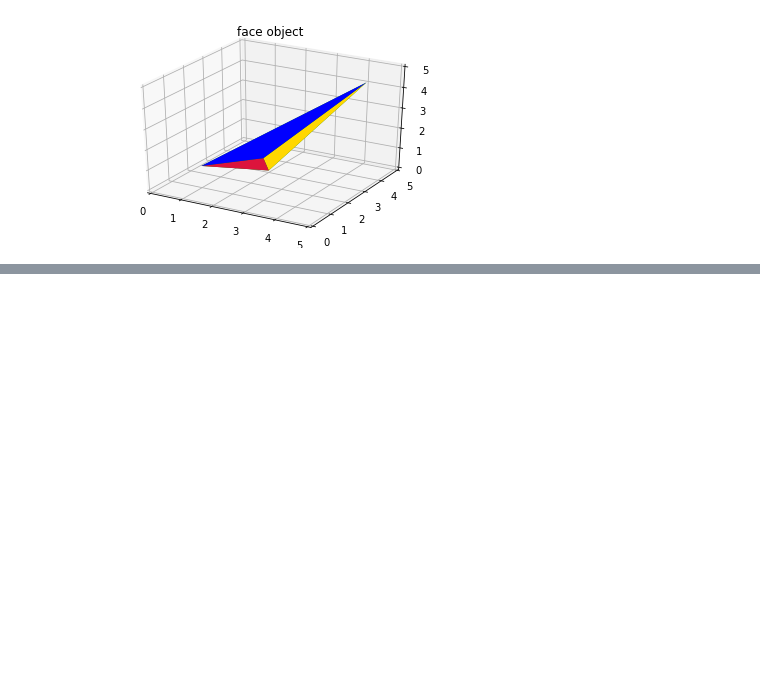
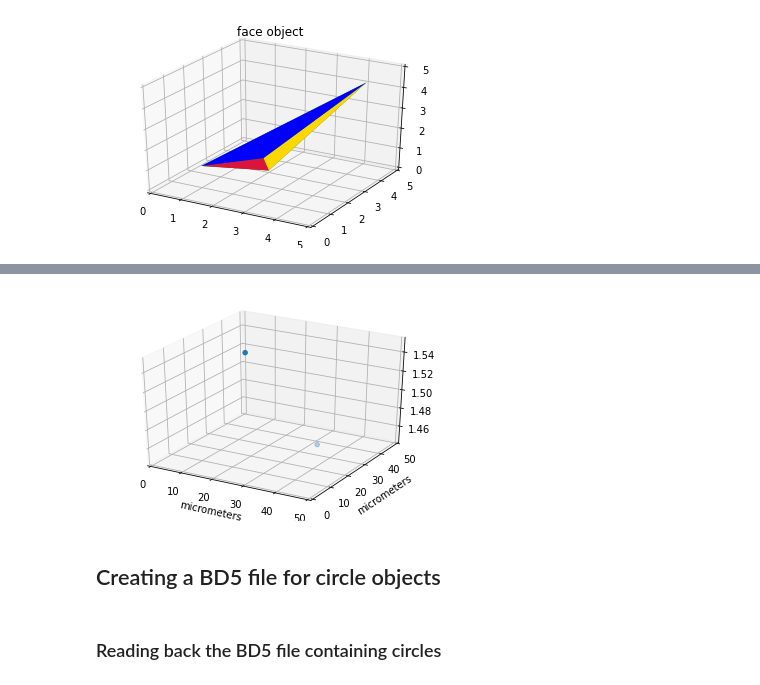
Before and after one commit to openssbd/BD5_samples, a Jupyter notebook: BD5write_numpy.ipynb, the cells around one changed output, grey strips where cells are left out. Saved outputs shown, nothing was run; the diff lists cells and outputs as text; code cells hidden in the pictures; blank space fills up the shorter version.

```diff
--- a/BD5write_numpy.ipynb
+++ b/BD5write_numpy.ipynb
@@ -357,3 +395,40 @@ bd5f.close()
+# %%
+bd5f1 = h5py.File("sample_point_numpy_bd5.h5", "r")
+
+scaleunit = bd5f1['/data/scaleUnit']
+
+object0 = bd5f1['/data/0/object/0']
+# %%
+import matplotlib.pyplot as plt
+
+# display the 3D plot as static
+%matplotlib inline
+
+fig = plt.figure()
+ax = fig.add_subplot(111,aspect='equal')  # subplot of 1x1 grid plot no. 1
+# change default range so that new circles will display in micrometers
+
+xscale = scaleunit[0]['xScale']
+yscale = scaleunit[0]['yScale']
+zscale = scaleunit[0]['yScale']
+
+ax = plt.axes(projection="3d")
+
+ax.set_xlim((0, 50))
+ax.set_ylim((0, 50))
+
+plt.xlabel('micrometers')
+plt.ylabel('micrometers')
+ax.scatter3D(object0['x']*xscale, object0['y']*yscale, object0['z']*zscale, cmap='hsv');
+
+plt.show()
+
+# closing the BD5 file
+bd5f1.close()
+# %% [output]
+[figure, added]
+# %% [markdown]
+## Creating a BD5 file for circle objects
 # %%
 import h5py
 import numpy as np
@@ -392 +468,3 @@ object00 = bd5f.create_dataset('/data/0/object/0', data=objarr)
 bd5f.close()
+# %% [markdown]
+### Reading back the BD5 file containing circles
```
Also changed, not shown: parts of 14 cells of this notebook, 6 other files.
